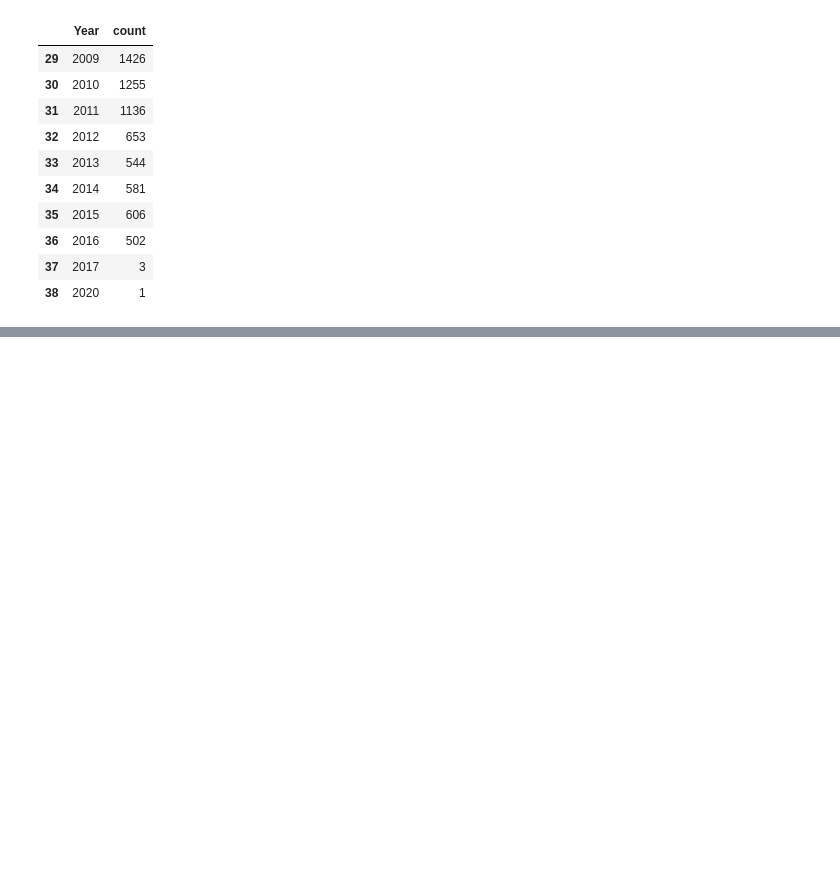
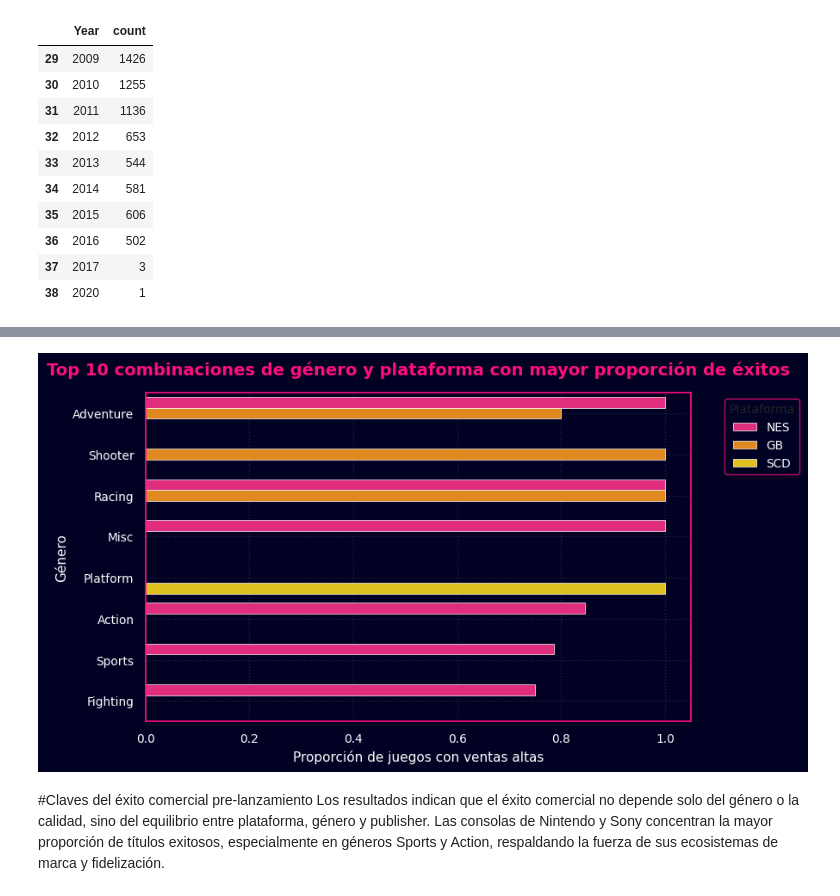
Before and after one commit to tunbaruzzo/Ejemplo, a Jupyter notebook: videoGamesSales.ipynb, the cells around one changed output, grey strips where cells are left out. Cells and saved outputs as stored; diff of their text form; code cells hidden in the pictures; blank space fills up the shorter version.

```diff
--- a/videoGamesSales.ipynb
+++ b/videoGamesSales.ipynb
@@ -1006,0 +1265,73 @@ juegos_por_anio(df_pl)
+# %%
+import seaborn as sns
+import matplotlib.pyplot as plt
+
+# 🎨 Paleta personalizada (Tython warm edition)
+FONDO = "#000123"      # Fondo oscuro
+FUCSIA = "#ff0f7b"     # Color principal (fucsia)
+TEXTO = "#ffffff"      # Blanco para texto
+NARANJA = "#ff8c00"    # Naranja cálido
+AMARILLO = "#ffd700"   # Amarillo brillante
+
+# 🔹 Agrupar y mostrar las 10 combinaciones más exitosas
+combos = (
+    df_pl.groupby(["Genre", "Platform"])["ventas_altas"]
+    .mean()
+    .reset_index()
+    .sort_values("ventas_altas", ascending=False)
+    .head(10)
+)
+
+# 🔹 Configurar estilo general
+plt.style.use("dark_background")
+sns.set(font_scale=0.9)
+
+fig, ax = plt.subplots(figsize=(9,5))
+fig.patch.set_facecolor(FONDO)
+ax.set_facecolor(FONDO)
+
+# 🔹 Paleta personalizada fucsia → naranja → amarillo
+custom_palette = [FUCSIA, NARANJA, AMARILLO, "#ff69b4", "#ffa500"]
+
+sns.barplot(
+    data=combos,
+    x="ventas_altas",
+    y="Genre",
+    hue="Platform",
+    palette=custom_palette,
+    edgecolor="#ffffff",
+    linewidth=0.5
+)
+
+# 🔹 Estilos de texto y ejes
+ax.set_title("Top 10 combinaciones de género y plataforma con mayor proporción de éxitos",
+             fontsize=14, color=FUCSIA, weight="bold", pad=15)
+ax.set_xlabel("Proporción de juegos con ventas altas", fontsize=11, color=TEXTO)
+ax.set_ylabel("Género", fontsize=11, color=TEXTO)
+ax.tick_params(colors=TEXTO)
+
+# 🔹 Leyenda personalizada
+legend = plt.legend(
+    title="Plataforma",
+    bbox_to_anchor=(1.05, 1),
+    loc="upper left",
+    facecolor=FONDO,
+    edgecolor=FUCSIA,
+    labelcolor=TEXTO,
+    title_fontsize=10
+)
+plt.setp(legend.get_texts(), color=TEXTO)
+
+# 🔹 Líneas y bordes sutiles
+for spine in ax.spines.values():
+    spine.set_edgecolor(FUCSIA)
+plt.grid(alpha=0.15, color=TEXTO, linestyle=":")
+
+plt.tight_layout()
+plt.show()
+# %% [output]
+[figure, added]
+# %% [markdown]
+#Claves del éxito comercial pre-lanzamiento
+Los resultados indican que el éxito comercial no depende solo del género o la calidad, sino del equilibrio entre plataforma, género y publisher.
+Las consolas de Nintendo y Sony concentran la mayor proporción de títulos exitosos, especialmente en géneros Sports y Action, respaldando la fuerza de sus ecosistemas de marca y fidelización.
```
Also changed, not shown: parts of 14 cells of this notebook.
